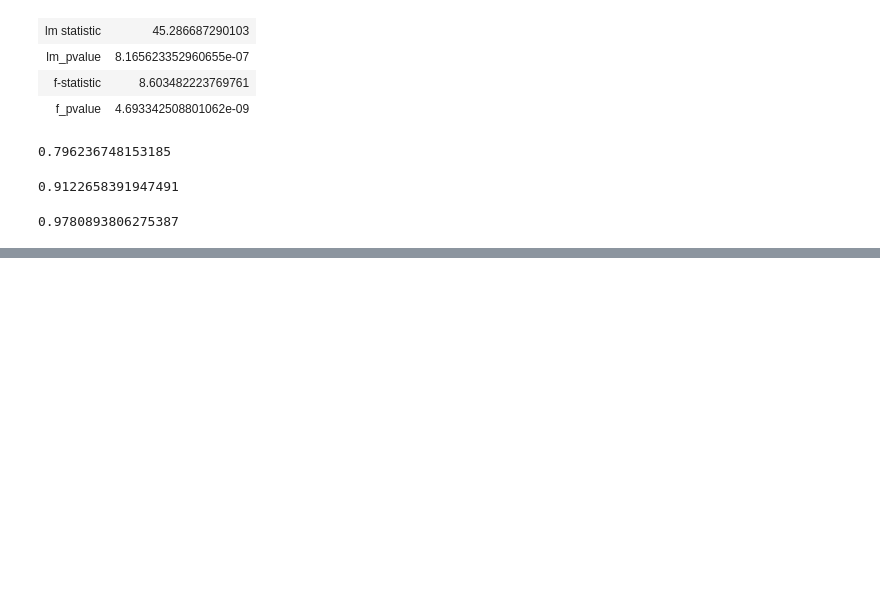
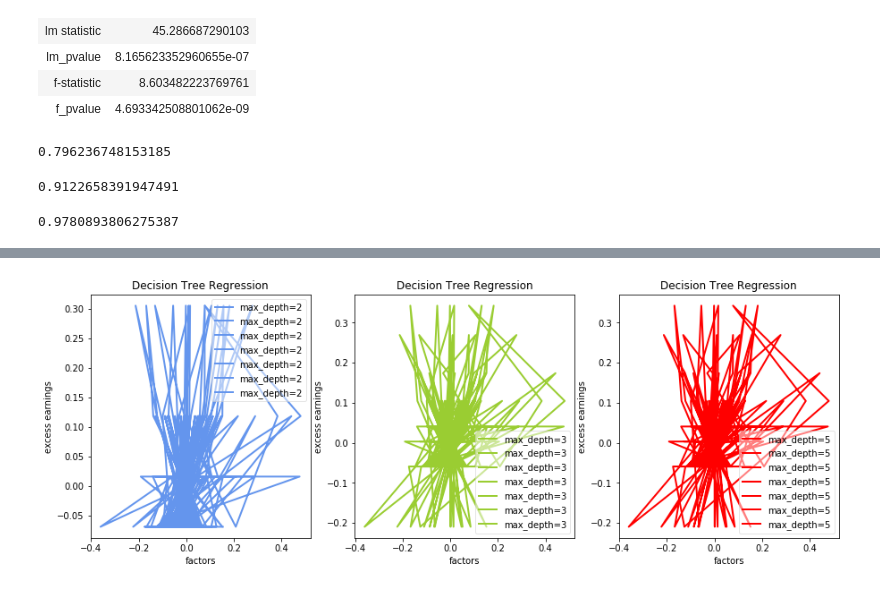
Before and after one commit to brainee/fama, a Jupyter notebook: fama5/zy-fama-frech-4-generial.ipynb, the cells around one changed output, grey strips where cells are left out. Cells and saved outputs as stored; diff of their text form; code cells hidden in the pictures; blank space fills up the shorter version.

```diff
--- a/fama5/zy-fama-frech-4-generial.ipynb
+++ b/fama5/zy-fama-frech-4-generial.ipynb
@@ -1937,3 +1988,28 @@ regr_1.score(df_X,y2)
+# %%
+def pic(plt,X_test,y,color="cornflowerblue",label="max_depth=2",linewidth=2):
+    plt.figure()
+    plt.plot(X_test, y, color,label, linewidth=2)
+    plt.xlabel("factors")
+    plt.ylabel("excess earnings")
+    plt.title("Decision Tree Regression")
+    plt.legend()
+    plt.show()
+
+def pic2(fig,X_test,y,color="cornflowerblue",label="max_depth=2",linewidth=2,position=[1,1,1]):
+    ax=fig.add_subplot(*position)
+    ax.plot(X_test,y,color=color,label=label,linewidth=linewidth)
+    ax.set_xlabel("factors")
+    ax.set_ylabel("excess earnings")
+    ax.set_title("Decision Tree Regression")
+    ax.legend(framealpha=0.5)
+#     plt.show()
+# %%
+fig=plt.figure(figsize=(15,5))
+pic2(fig,X_test,y_1,position=[1,3,1],label="max_depth=2",color="cornflowerblue")
+pic2(fig,X_test,y_2,position=[1,3,2],label="max_depth=3",color="yellowgreen")
+pic2(fig,X_test,y_2,position=[1,3,3],label="max_depth=5",color="red")
+# %% [output]
+[figure, added]
 # %%
 from sklearn import model_selection
 def creat_data(X,y):
```
Also changed, not shown: parts of 21 cells of this notebook.
